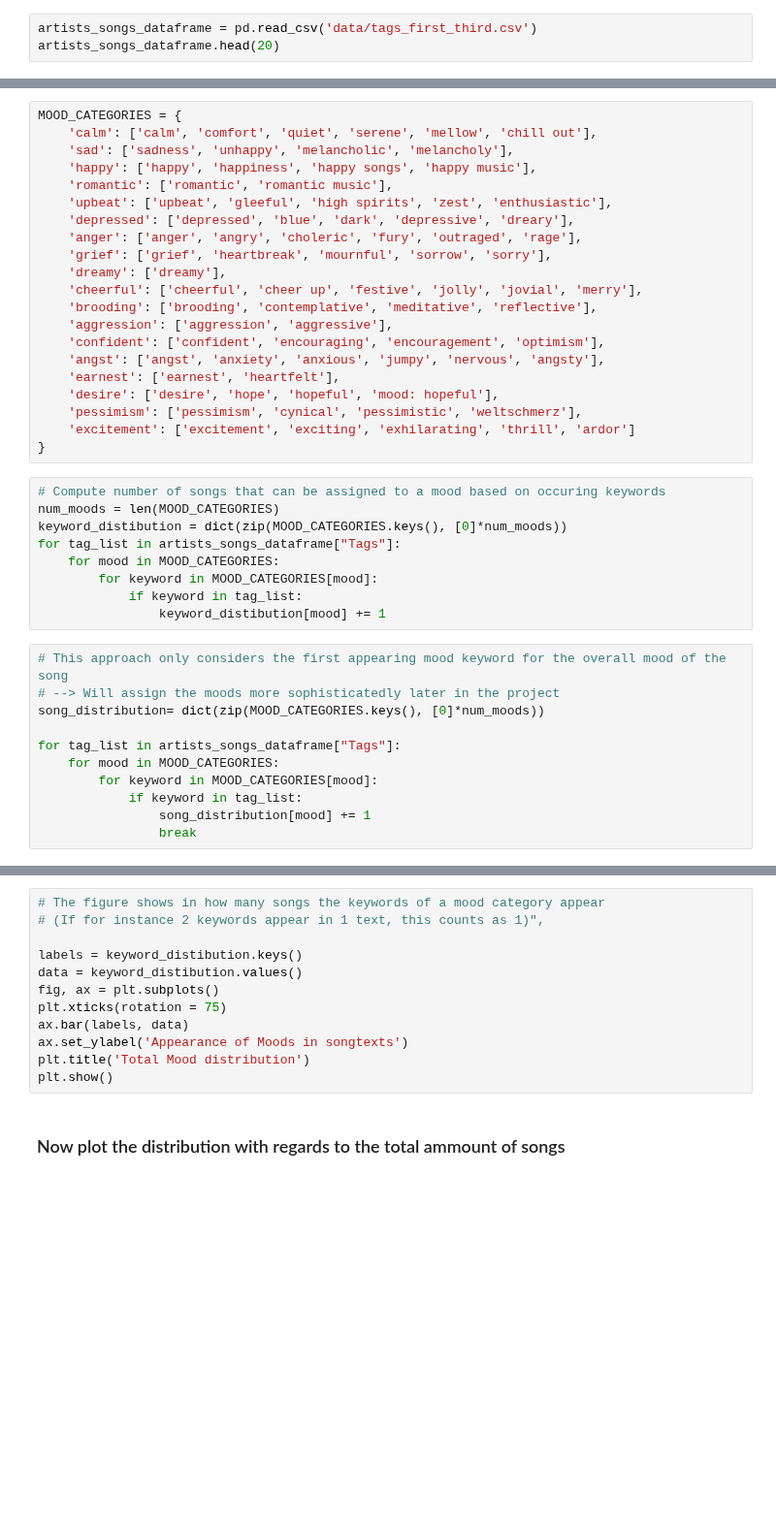
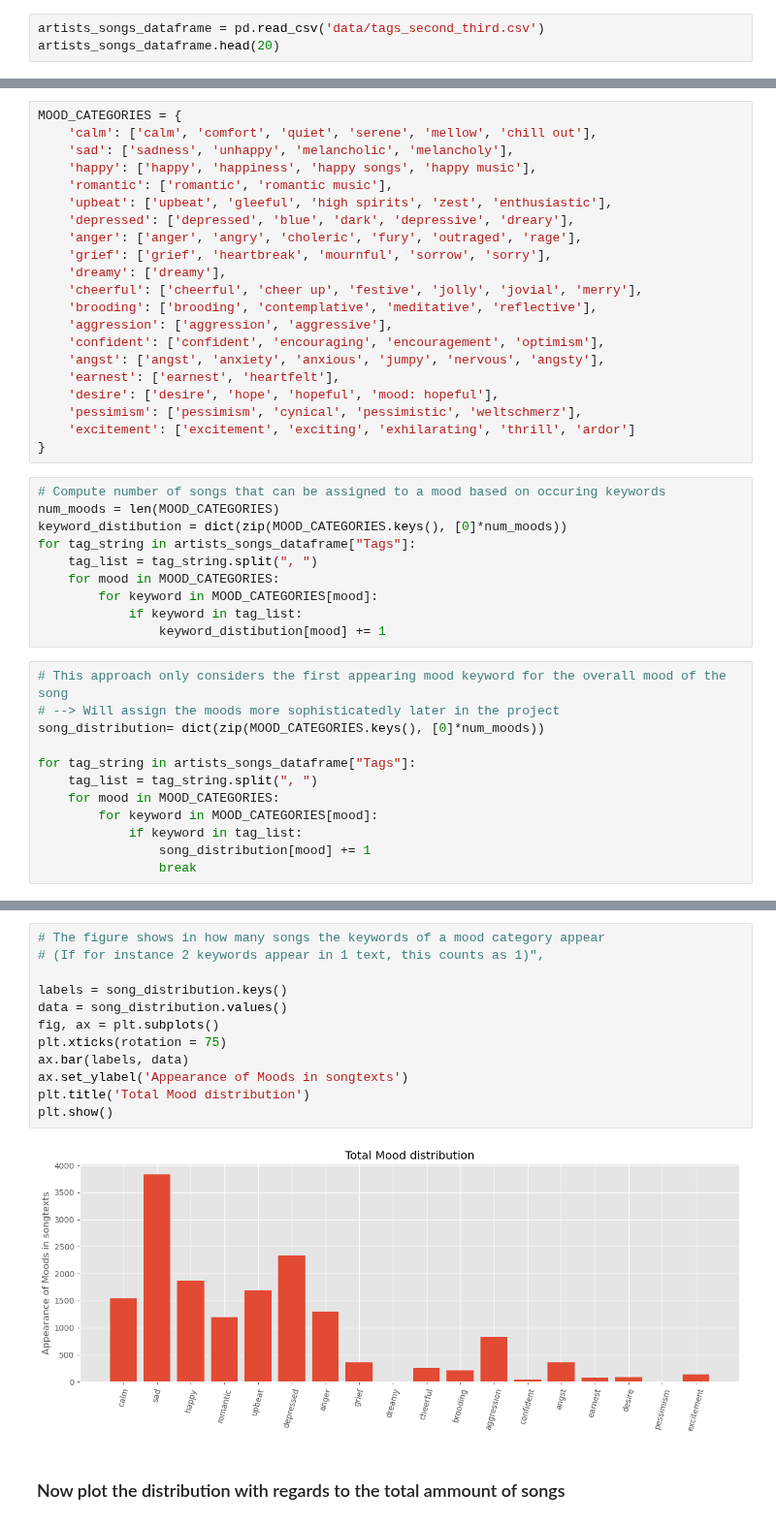
Before and after one commit to Simon-0711/ta_lyrics_sentiment_classification, a Jupyter notebook: data_exploration/lastfm_labels/lastfm_labels.ipynb, the cells around one changed output, grey strips where cells are left out. Shown at 97% size. Drawn from its saved outputs; the diff is of its cells as text; blank space fills up the shorter version.

Commit message:
fix tag_list from string to list + first analysis

```diff
--- a/data_exploration/lastfm_labels/lastfm_labels.ipynb
+++ b/data_exploration/lastfm_labels/lastfm_labels.ipynb
@@ -120,5 +157,5 @@ artists_songs_dataframe.head(50)
 # %% [markdown]
 # Preload Tags Dataframe
 # %%
-artists_songs_dataframe = pd.read_csv('data/tags_first_third.csv')
+artists_songs_dataframe = pd.read_csv('data/tags_second_third.csv')
 artists_songs_dataframe.head(20)
@@ -149,7 +215,8 @@ MOOD_CATEGORIES = {
 # Compute number of songs that can be assigned to a mood based on occuring keywords
 num_moods = len(MOOD_CATEGORIES)
 keyword_distibution = dict(zip(MOOD_CATEGORIES.keys(), [0]*num_moods))
-for tag_list in artists_songs_dataframe["Tags"]:
+for tag_string in artists_songs_dataframe["Tags"]:
+    tag_list = tag_string.split(", ")
     for mood in MOOD_CATEGORIES:
         for keyword in MOOD_CATEGORIES[mood]:
             if keyword in tag_list:
@@ -159,7 +226,8 @@ for tag_list in artists_songs_dataframe["Tags"]:
 # --> Will assign the moods more sophisticatedly later in the project
 song_distribution= dict(zip(MOOD_CATEGORIES.keys(), [0]*num_moods))
 
-for tag_list in artists_songs_dataframe["Tags"]:
+for tag_string in artists_songs_dataframe["Tags"]:
+    tag_list = tag_string.split(", ")
     for mood in MOOD_CATEGORIES:
         for keyword in MOOD_CATEGORIES[mood]:
             if keyword in tag_list:
@@ -180,15 +250,17 @@ plt.show()
 # %%
 # The figure shows in how many songs the keywords of a mood category appear
 # (If for instance 2 keywords appear in 1 text, this counts as 1)",
 
-labels = keyword_distibution.keys()
-data = keyword_distibution.values()
+labels = song_distribution.keys()
+data = song_distribution.values()
 fig, ax = plt.subplots()
 plt.xticks(rotation = 75)
 ax.bar(labels, data)
 ax.set_ylabel('Appearance of Moods in songtexts')
 plt.title('Total Mood distribution')
 plt.show()
+# %% [output]
+[figure, added]
 # %% [markdown]
 ### Now plot the distribution with regards to the total ammount of songs
 # %%
```
Also changed, not shown: parts of 21 cells of this notebook.
